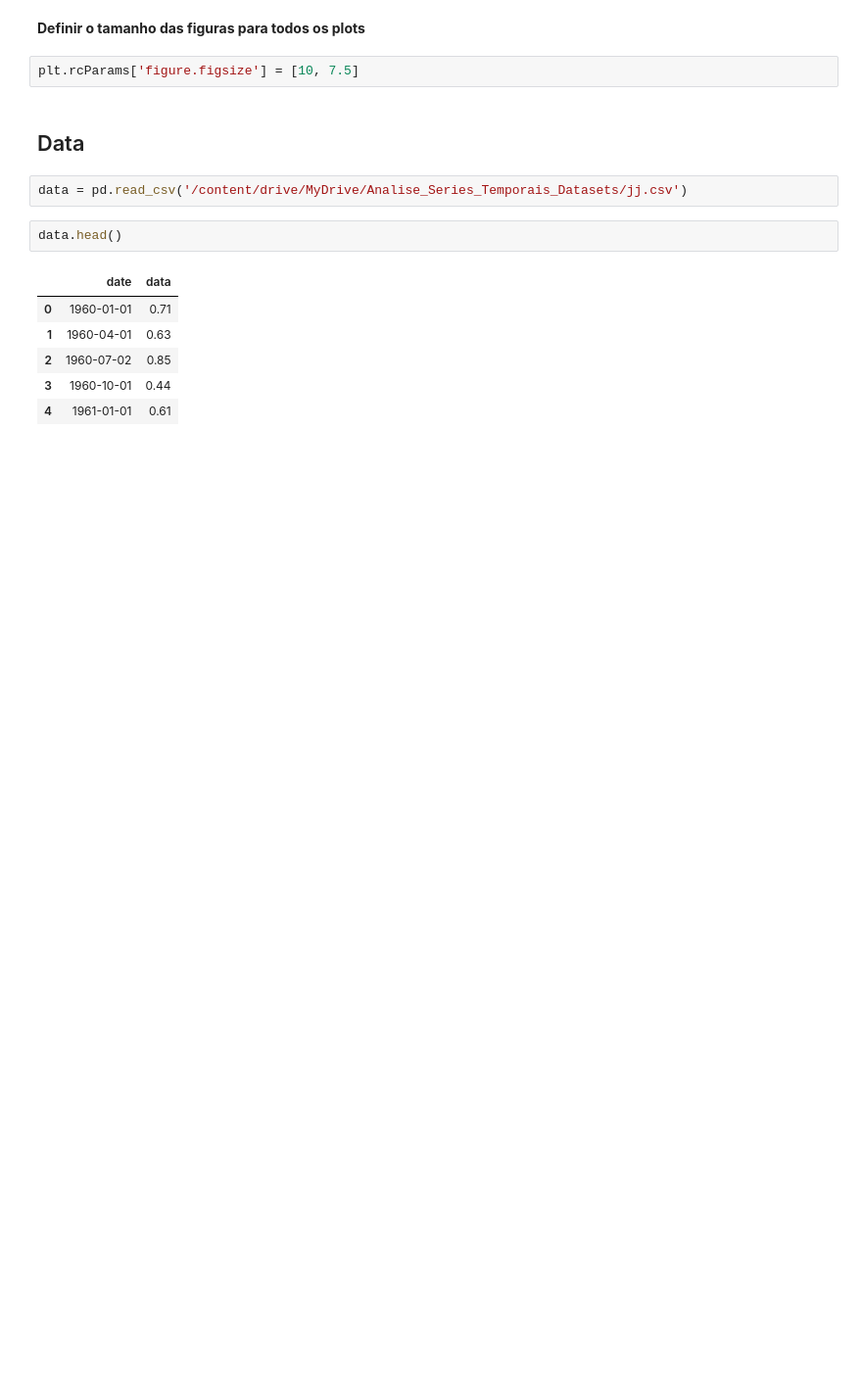
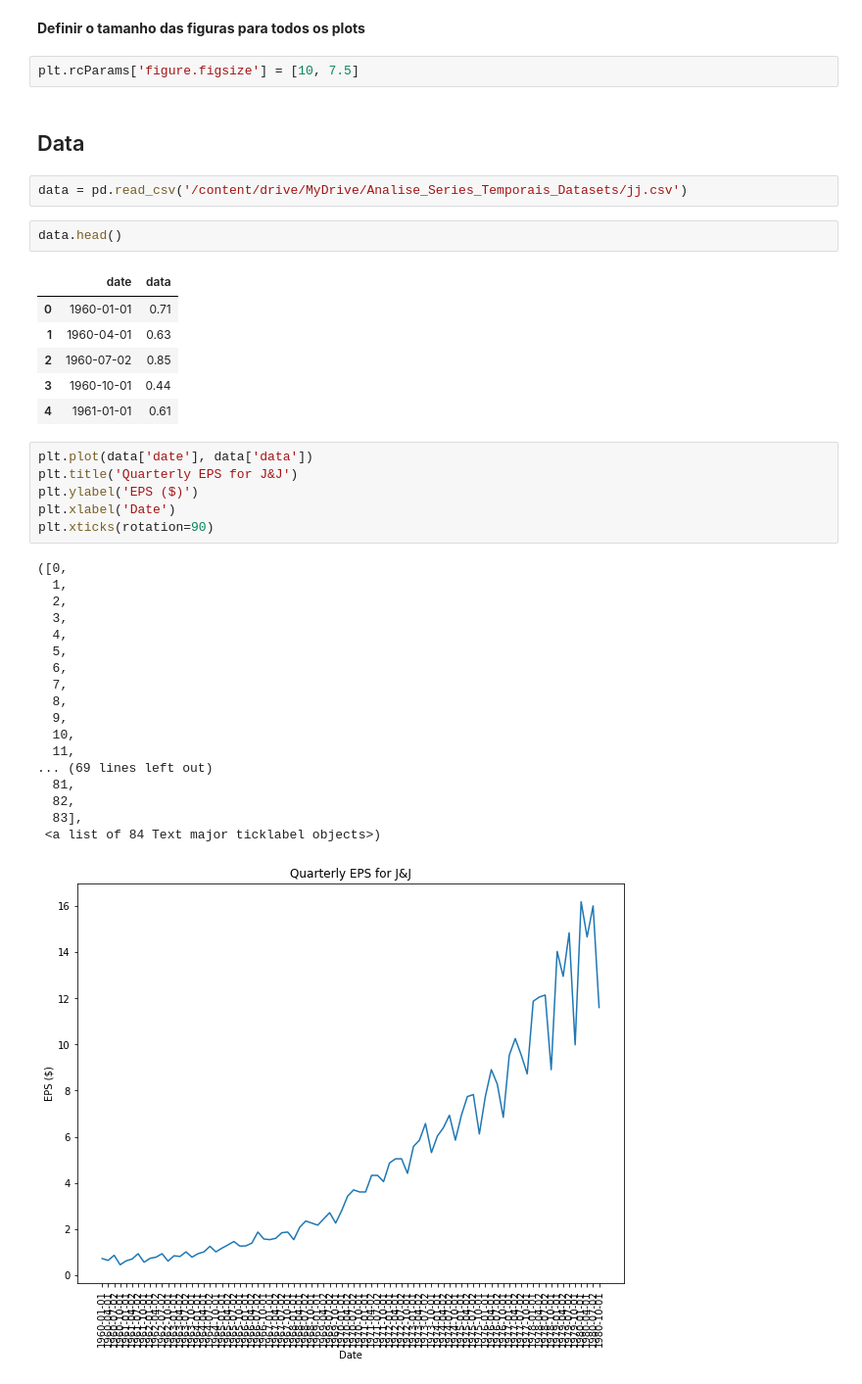
Before and after one commit to thiago2608santana/Analise_Series_Temporais, a Jupyter notebook: ARIMA.ipynb, the cells around one changed output. Shown at 98% size. Saved outputs shown, nothing was run; the diff lists cells and outputs as text; blank space fills up the shorter version.

```diff
--- a/ARIMA.ipynb
+++ b/ARIMA.ipynb
@@ -29,3 +29,28 @@ data.head()
 | 2 | 1960-07-02 | 0.85 |
 | 3 | 1960-10-01 | 0.44 |
 | 4 | 1961-01-01 | 0.61 |
+# %%
+plt.plot(data['date'], data['data'])
+plt.title('Quarterly EPS for J&J')
+plt.ylabel('EPS ($)')
+plt.xlabel('Date')
+plt.xticks(rotation=90)
+# %% [output]
+([0,
+  1,
+  2,
+  3,
+  4,
+  5,
+  6,
+  7,
+  8,
+  9,
+  10,
+  11,
+... (69 lines left out)
+  81,
+  82,
+  83],
+ <a list of 84 Text major ticklabel objects>)
+[figure, added]
```
Also changed, not shown: parts of 12 cells of this notebook.
